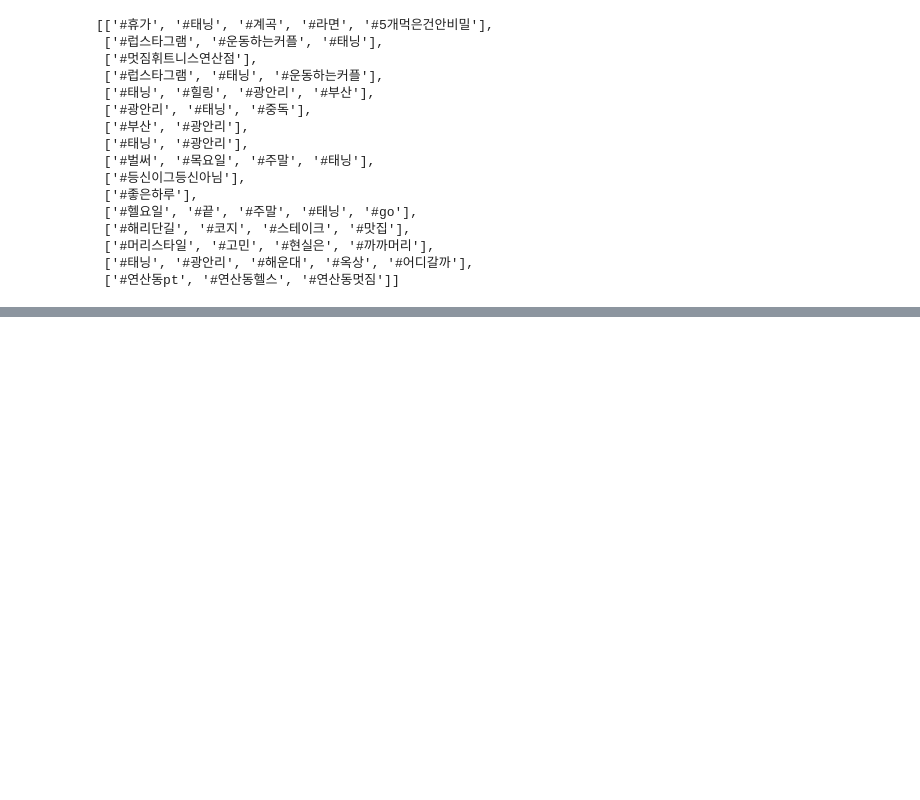
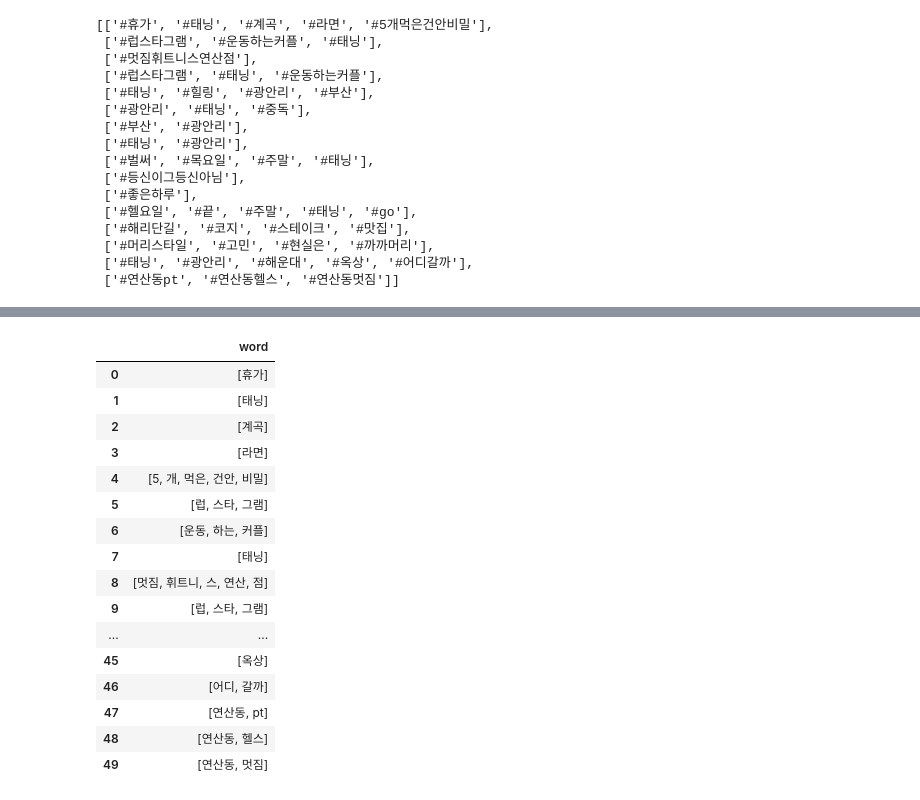
Before and after one commit to dohyun-kim92/TIL, a Jupyter notebook: hash_and_removehash_sample_ipynb의_사본.ipynb, the cells around one changed output, grey strips where cells are left out. Saved outputs shown, nothing was run; the diff lists cells and outputs as text; code cells hidden in the pictures; blank space fills up the shorter version.

```diff
--- a/hash_and_removehash_sample_ipynb의_사본.ipynb
+++ b/hash_and_removehash_sample_ipynb의_사본.ipynb
@@ -29,11 +70,14 @@ content = ['남자 샤워실 인줄😱',
  '복근밥 먹고싶다🤪',
  '물에 빠지고싶은 날씨😱']
 # %%
-re.findall('\#[\w가-힣a-zA-Z0-9]*', content[1])  #test
-hash = []
-hash_remove_content = []
+hash = [] # 해쉬테그만
+hash_remove_content = [] # 해쉬제거 text
 for i in range(len(content)):
+    tmp = []
     if re.findall('\#[\w가-힣a-zA-Z0-9]*', content[i]):
         hash.append(re.findall('\#[\w가-힣a-zA-Z0-9]*', content[i]))
-        # print(i, re.findall('\#[\w가-힣a-zA-Z0-9]*', content[i]))
-    hash_remove_content.append(re.sub('\#[\w가-힣a-zA-Z0-9]*',"",content[i]))
+    tmp = re.sub('\#[\w가-힣a-zA-Z0-9]*',"",content[i])
+    tmp = re.sub("\n"," ",tmp)
+    tmp = re.sub("\@[\w가-힣a-zA-Z0-9]*","",tmp)
+    # tmp = re.sub("\n","",tmp) 여기 "\n"자리에 이모지제거 형식 넣으면됩니다!
+    hash_remove_content.append(tmp)
@@ -78,0 +188,23 @@ hash_remove_content
+# %%
+# df 형식에 맞게 변환
+hash_remove_dic = {"word" : hash_remove}
+df_hash = pd.DataFrame(hash_remove_dic)
+df_hash
+# %% [output]
+|  | word |
+| 0 | [휴가] |
+| 1 | [태닝] |
+| 2 | [계곡] |
+| 3 | [라면] |
+| 4 | [5, 개, 먹은, 건안, 비밀] |
+| 5 | [럽, 스타, 그램] |
+| 6 | [운동, 하는, 커플] |
+| 7 | [태닝] |
+| 8 | [멋짐, 휘트니, 스, 연산, 점] |
+| 9 | [럽, 스타, 그램] |
+| ... | ... |
+| 45 | [옥상] |
+| 46 | [어디, 갈까] |
+| 47 | [연산동, pt] |
+| 48 | [연산동, 헬스] |
+| 49 | [연산동, 멋짐] |
```
Also changed, not shown: parts of 12 cells of this notebook.
